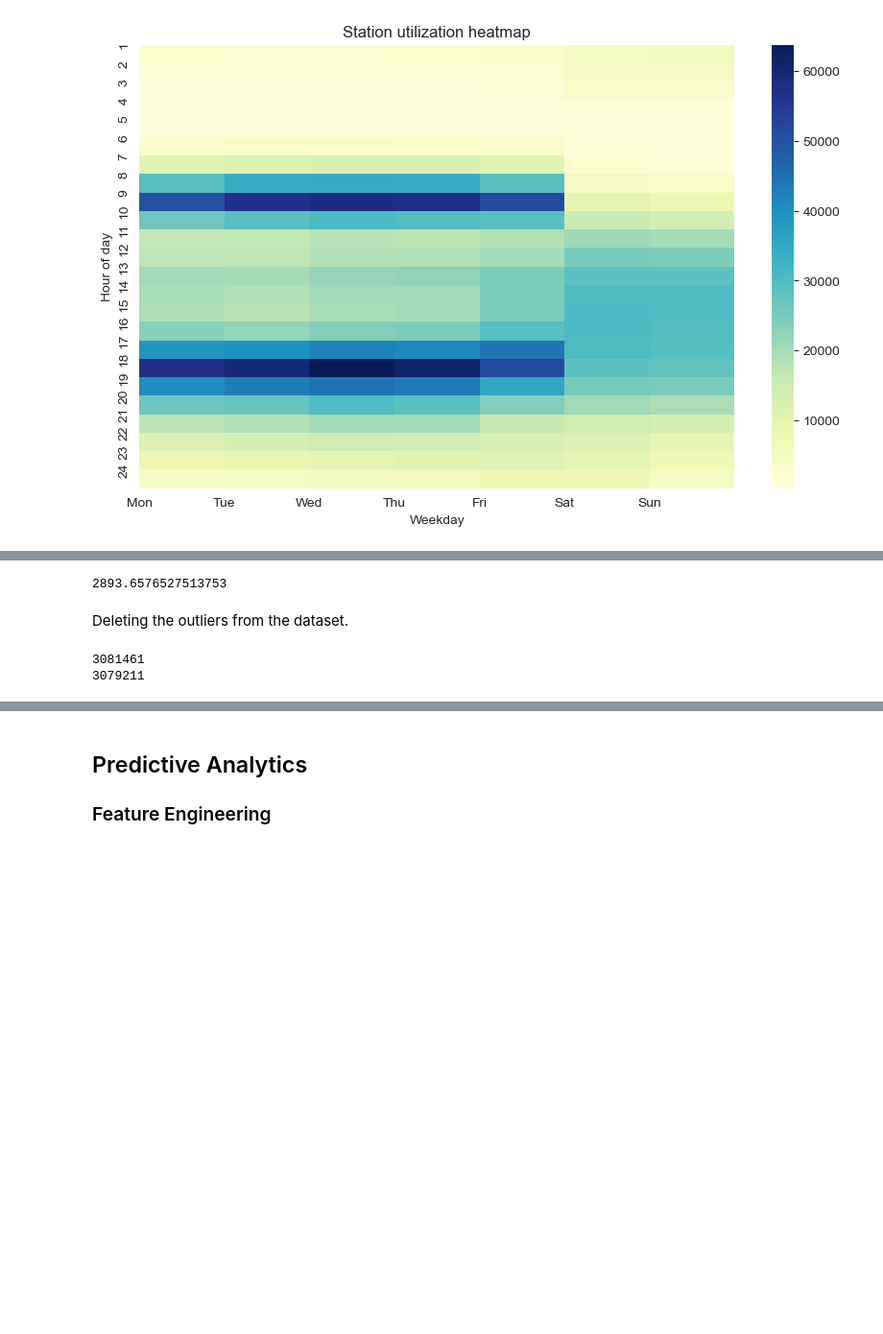
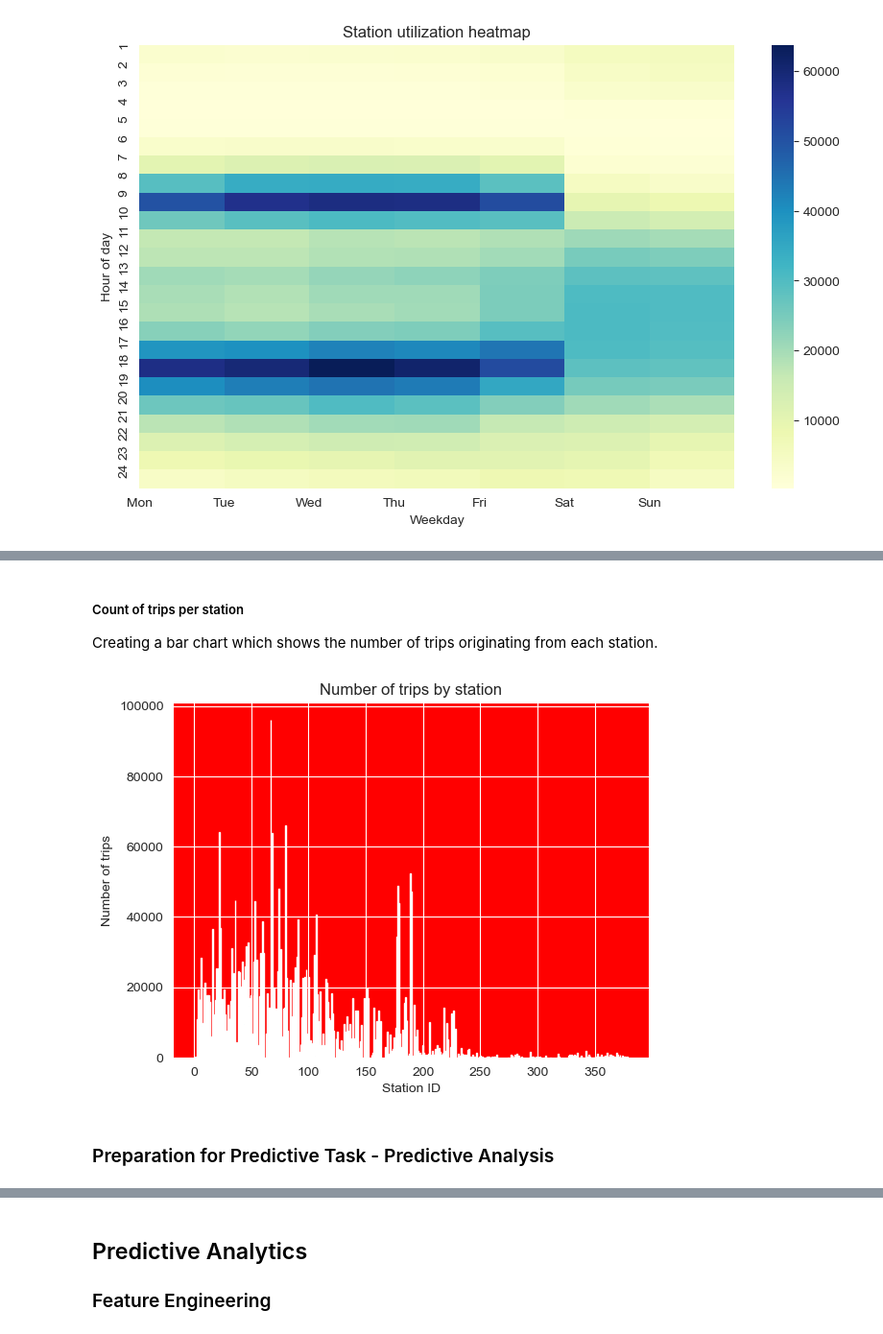
Before and after one commit to Oxford012/DDT, a Jupyter notebook: Final/Final_Notebook.ipynb, the cells around one changed output, grey strips where cells are left out. Shown at 96% size. Saved outputs shown, nothing was run; the diff lists cells and outputs as text; code cells hidden in the pictures; blank space fills up the shorter version.

```diff
--- a/Final/Final_Notebook.ipynb
+++ b/Final/Final_Notebook.ipynb
@@ -28,9 +28,9 @@ bluebikes_data = pd.read_csv(r"C:\Users\STH_0\Desktop\Data\bluebikes_2017_2018")
 weather_data = pd.read_csv(r"C:\Users\STH_0\Desktop\Data\Boston")
 # %%
 # LÖSCHEN!
-bluebikes_data = pd.read_csv(r'C:\Users\STH_0\Desktop\Data\bluebikes_idle_time_v4.csv')
-weather_data = pd.read_csv(r"C:\Users\STH_0\Desktop\Data\Boston")
-station_data = pd.read_csv(r"C:\Users\STH_0\Desktop\Data\bluebikes_stations.csv")
+bluebikes_data = pd.read_csv(r"D:\Benutzer\Jonathan Lanz\Dokumente\Uni\Data Science and Machine Learning\TeamProjektDaten\bluebikes_idle_time_v4.csv")
+weather_data = pd.read_csv(r"D:\Benutzer\Jonathan Lanz\Dokumente\Uni\Data Science and Machine Learning\TeamProjektDaten\Boston")
+station_data = pd.read_csv(r"D:\Benutzer\Jonathan Lanz\Dokumente\Uni\Data Science and Machine Learning\TeamProjektDaten\bluebikes_stations.csv")
 # %%
 # LÖSCHEN!
 bluebikes_data['start_time'] = pd.to_datetime(bluebikes_data['start_time'])
@@ -812,3 +852,0 @@ Notizen: Laurin count of loans per station insert
-# %%
-# Must be deleted
-bluebikes_data = pd.read_csv(r'C:\Users\STH_0\Desktop\Data\bluebikes_idle_time_v4.csv')
@@ -832,6 +852,0 @@ bluebikes_data
-# %%
-# Must be deleted
-bluebikes_data['start_time'] = pd.to_datetime(bluebikes_data['start_time'])
-bluebikes_data['end_time'] = pd.to_datetime(bluebikes_data['end_time'])
-bluebikes_data['idle_time'] = pd.to_timedelta(bluebikes_data['idle_time'])
-bluebikes_data.dtypes
@@ -865,15 +852,0 @@ Determining the limit for the outliers.
-# %%
-outlier_limit = mean_idle_time + 3 * std_idle_time
-outlier_limit
-# %% [output]
-2893.6576527513753
-# %% [markdown]
-Deleting the outliers from the dataset.
-# %%
-outlier = bluebikes_data[bluebikes_data['idle_time_minutes'] >= outlier_limit]
-print(len(bluebikes_data))
-data = bluebikes_data.drop(outlier.index)
-print(len(data))
-# %% [output]
-3081461
-3079211
@@ -881,0 +853,16 @@ data = data[data['idle_time_minutes'] > 0]
+# %% [markdown]
+##### Count of trips per station
+Creating a bar chart which shows the number of trips originating from each station.
+# %%
+trips_per_station = bluebikes_data.groupby('start_station_id').size()
+plt.rcParams['axes.facecolor'] = 'red'
+plt.bar(trips_per_station.index, trips_per_station.values)
+plt.xlabel('Station ID')
+plt.ylabel('Number of trips')
+plt.title('Number of trips by station')
+
+plt.show()
+# %% [output]
+[figure, added]
+# %% [markdown]
+### Preparation for Predictive Task - Predictive Analysis
```
Also changed, not shown: parts of 33 cells of this notebook.
